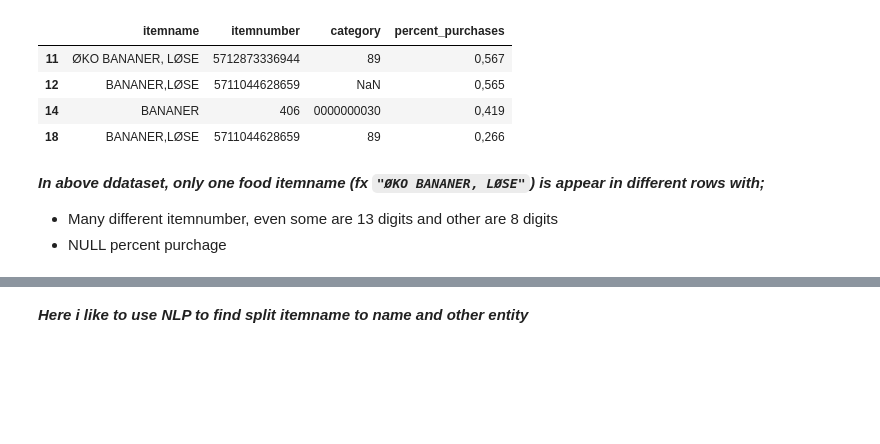
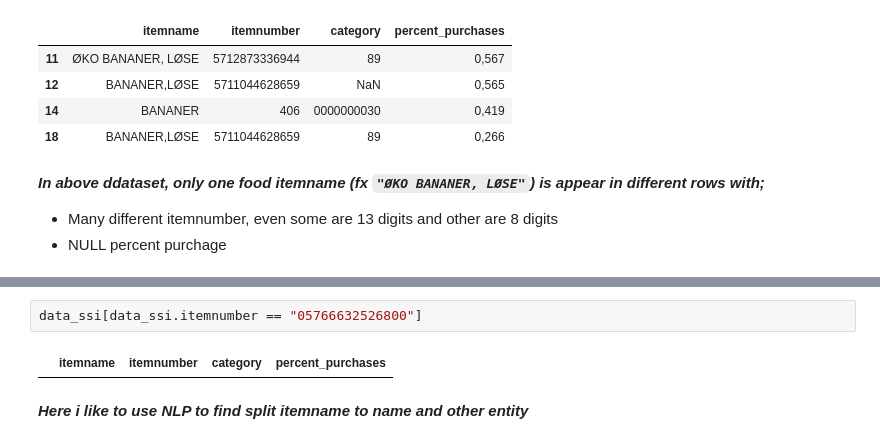
Before and after one commit to mrchapagain/ConsumerDataAnalytics, a Jupyter notebook: Data_Exploration.ipynb, the cells around one changed output, grey strips where cells are left out. Saved outputs shown, nothing was run; the diff lists cells and outputs as text; blank space fills up the shorter version.

```diff
--- a/Data_Exploration.ipynb
+++ b/Data_Exploration.ipynb
@@ -71,3 +71,7 @@ data_ssi.sample(1)
+# %%
+data_ssi[data_ssi.itemnumber == "05766632526800"]
+# %% [output]
+|  | itemname | itemnumber | category | percent_purchases |
 # %% [markdown]
 ***Here i like to use NLP to find split itemname to name and other entity***
 # %%
```
Also changed, not shown: parts of 20 cells of this notebook.
